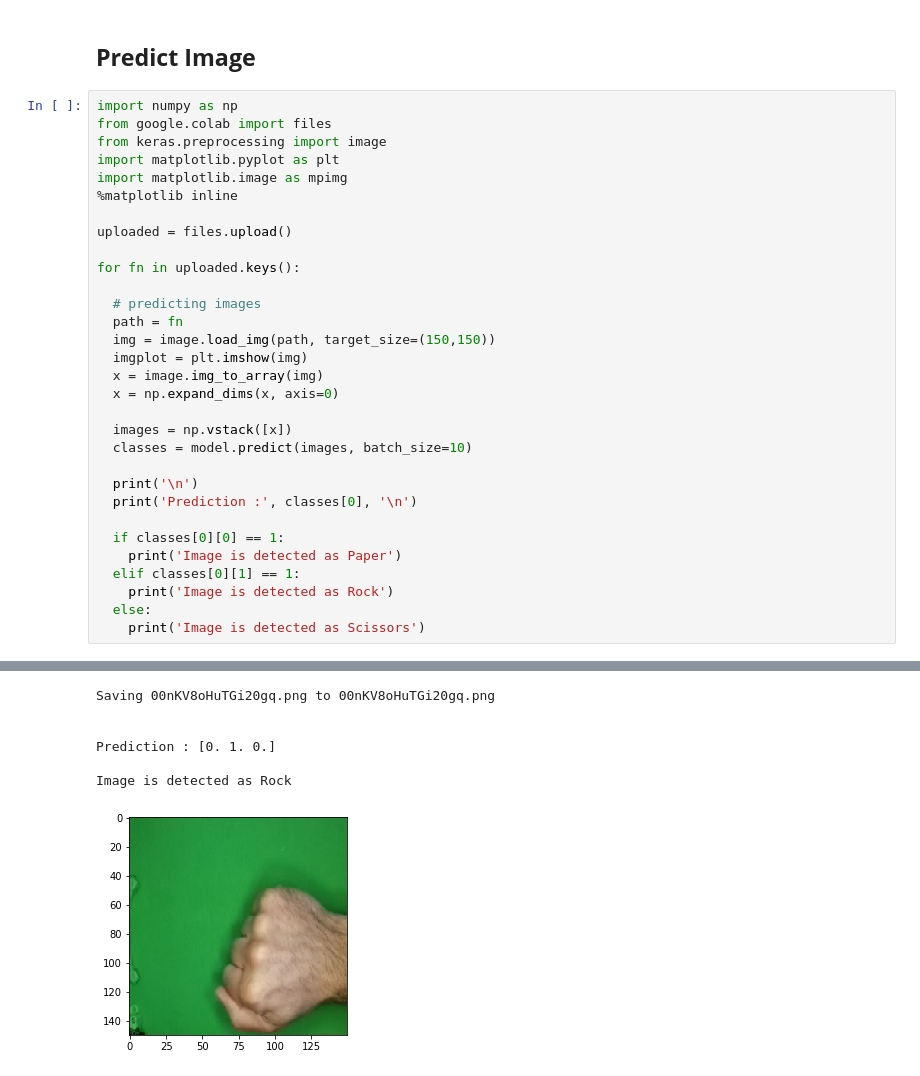
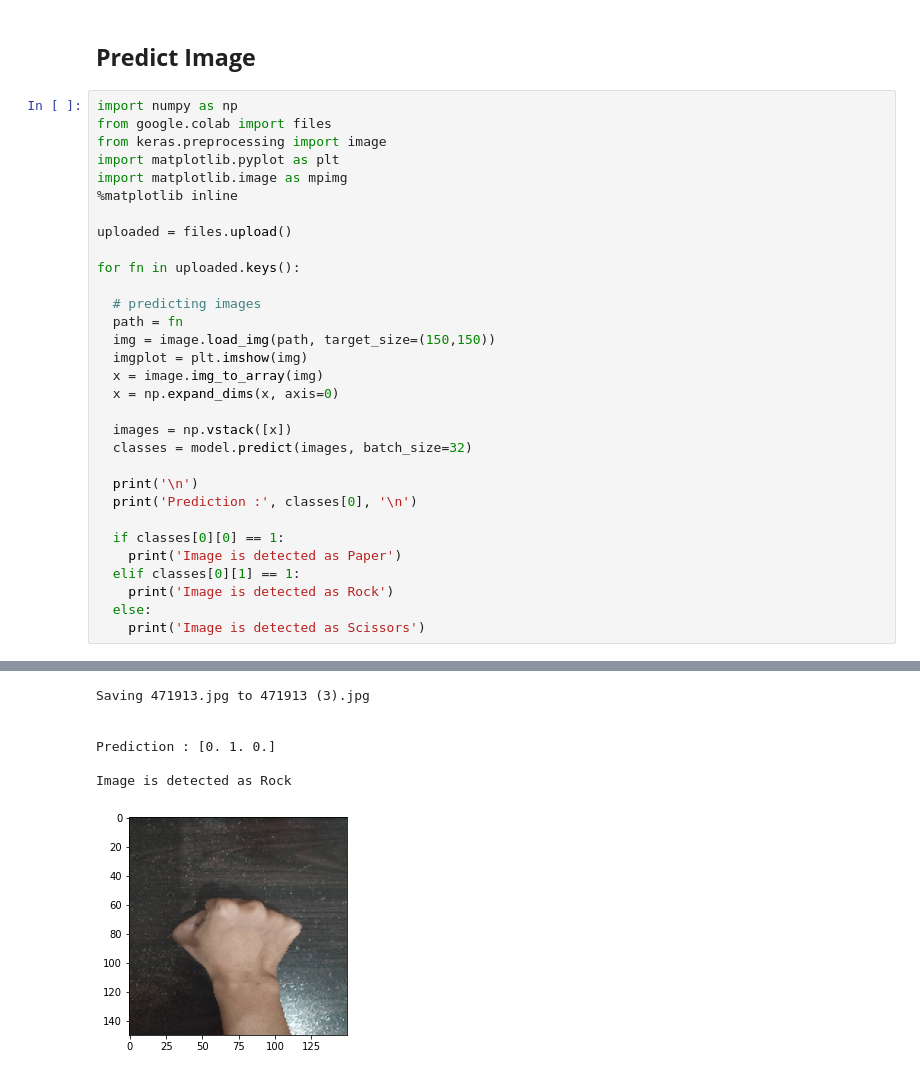
Before and after one commit to Varberg007/Image-Classification, a Jupyter notebook: Image_Classification.ipynb, the cells around one changed output, grey strips where cells are left out. Saved outputs shown, nothing was run; the diff lists cells and outputs as text.

```diff
--- a/Image_Classification.ipynb
+++ b/Image_Classification.ipynb
@@ -317,33 +317,33 @@ import matplotlib.image as mpimg
 
 uploaded = files.upload()
 
 for fn in uploaded.keys():
 
   # predicting images
   path = fn
   img = image.load_img(path, target_size=(150,150))
   imgplot = plt.imshow(img)
   x = image.img_to_array(img)
   x = np.expand_dims(x, axis=0)
 
   images = np.vstack([x])
-  classes = model.predict(images, batch_size=10)
+  classes = model.predict(images, batch_size=32)
 
   print('\n')
   print('Prediction :', classes[0], '\n')
 
   if classes[0][0] == 1:
     print('Image is detected as Paper')
   elif classes[0][1] == 1:
     print('Image is detected as Rock')
   else:
     print('Image is detected as Scissors')
 # %% [output]
 [interactive output not drawn]
-Saving 00nKV8oHuTGi20gq.png to 00nKV8oHuTGi20gq.png
+Saving 471913.jpg to 471913 (3).jpg
 
 
 Prediction : [0. 1. 0.]
 
 Image is detected as Rock
-[figure, old version]
+[figure, new version]
```
Also changed, not shown: parts of 4 cells of this notebook.
